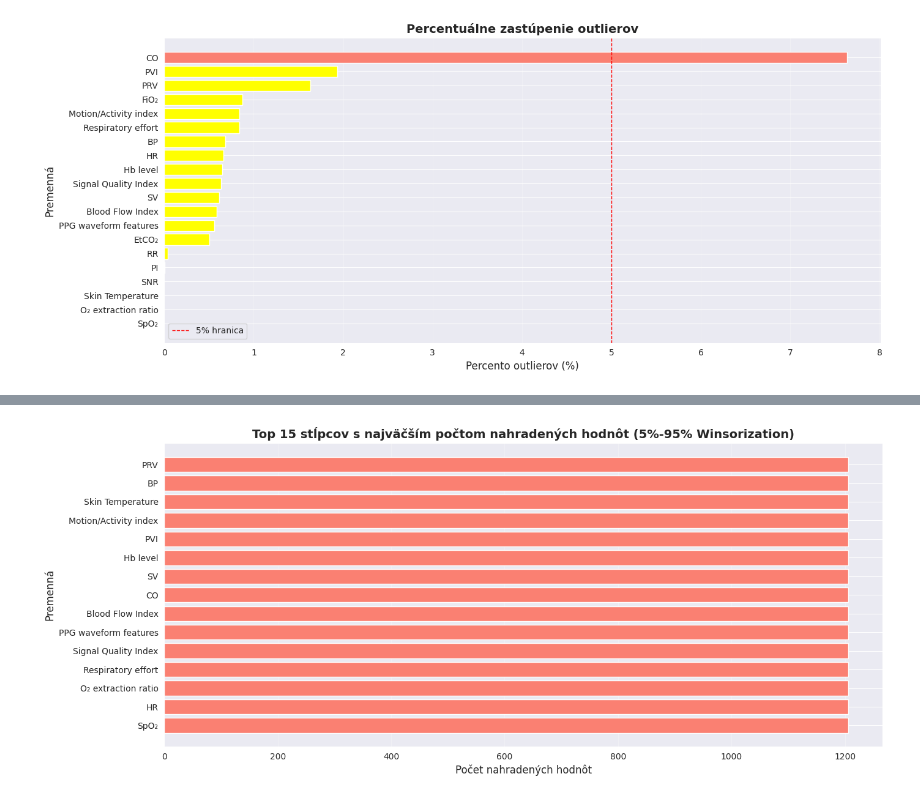
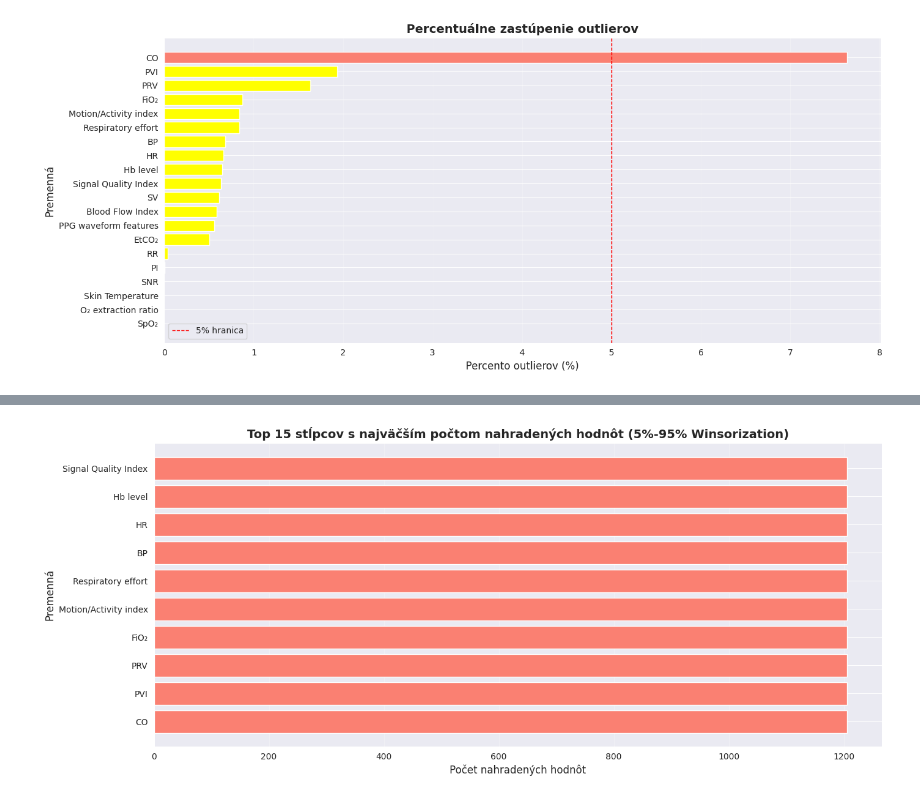
Before and after one commit to AdrianMaslak/IAU_2025, a Jupyter notebook: 1_phase/1-2_maslak_bugaj.ipynb, the cells around one changed output, grey strips where cells are left out. Cells and saved outputs as stored; diff of their text form; code cells hidden in the pictures.

```diff
--- a/1_phase/1-2_maslak_bugaj.ipynb
+++ b/1_phase/1-2_maslak_bugaj.ipynb
@@ -819,18 +819,29 @@ Motion/Activity index 12042       101 0.838731     7.476949    12.836727
 # %%
 plt.rcParams['font.family'] = 'DejaVu Sans'
 
-# %%
-# Definícia stĺpcov na spracovanie (vylúčenie latitude, longitude, oximetry)
-exclude_columns = ['latitude', 'longitude', 'oximetry',]
+columns_to_process = [
+    'CO',
+    'PVI',
+    'PRV',
+    'FiO₂',
+    'Motion/Activity index',
+    'Respiratory effort',
+    'BP',
+    'HR',
+    'Hb level',
+    'Signal Quality Index'
+]
 
-# Získanie číselných stĺpcov
-numeric_columns = observation_df.select_dtypes(include=[np.number]).columns.tolist()
-columns_to_process = [col for col in numeric_columns if col not in exclude_columns]
+available_columns = [col for col in columns_to_process if col in observation_df.columns]
+missing_columns = [col for col in columns_to_process if col not in observation_df.columns]
 
-print(f"Stĺpce na spracovanie: {len(columns_to_process)}")
-print(f"{columns_to_process}\n")
+print(f"📊 Stĺpce na spracovanie: {len(available_columns)} z {len(columns_to_process)}")
+print(f"✅ Dostupné stĺpce: {available_columns}")
+if missing_columns:
+    print(f"⚠️  Chýbajúce stĺpce: {missing_columns}")
+print()
 
-# %%
+# windsorizacia
 def winsorize_outliers(df, columns, lower_percentile=5, upper_percentile=95, inplace=False):
     if not inplace:
         df = df.copy()
@@ -841,29 +852,24 @@ def winsorize_outliers(df, columns, lower_percentile=5, upper_percentile=95, inp
         if col not in df.columns:
             continue
 
-        # Počet pôvodných hodnôt
         original_data = df[col].dropna()
         n_original = len(original_data)
 
         if n_original == 0:
             continue
 
-        # Výpočet percentilových hraníc
         lower_bound = df[col].quantile(lower_percentile / 100)
         upper_bound = df[col].quantile(upper_percentile / 100)
 
-        # Identifikácia outlierov
         lower_outliers = df[col] < lower_bound
         upper_outliers = df[col] > upper_bound
         n_lower = lower_outliers.sum()
         n_upper = upper_outliers.sum()
         n_total_replaced = n_lower + n_upper
 
-        # Nahradenie outlierov
         df.loc[lower_outliers, col] = lower_bound
         df.loc[upper_outliers, col] = upper_bound
 
-        # Uloženie štatistík
         stats.append({
             'Stĺpec': col,
             'N_original': n_original,
@@ -877,7 +883,7 @@ def winsorize_outliers(df, columns, lower_percentile=5, upper_percentile=95, inp
 
     return df, stats
 
-# %%
+# vymena outlierov za N/A
 def remove_outliers(df, columns, lower_percentile=5, upper_percentile=95):
     df = df.copy()
     stats = []
@@ -921,18 +927,21 @@ def remove_outliers(df, columns, lower_percentile=5, upper_percentile=95):
 
     return df, stats
 
+print("VARIANT 1: NAHRADENIE OUTLIEROV (WINSORIZATION)")
 
+# Nastavenie percentilových hraníc
 LOWER_PERCENTILE = 5
 UPPER_PERCENTILE = 95
 
+print(f"Nastavenie: {LOWER_PERCENTILE}% - {UPPER_PERCENTILE}% percentil\n")
+
+# Vytvorenie kópie datasetu
 df_winsorized, stats_winsorized = winsorize_outliers(
     observation_df,
-    columns_to_process,
+    available_columns,  # Použitie iba dostupných stĺpcov
     lower_percentile=LOWER_PERCENTILE,
     upper_percentile=UPPER_PERCENTILE
 )
-
-# Zobrazenie štatistík
 stats_df_wins = pd.DataFrame(stats_winsorized)
 stats_df_wins = stats_df_wins.sort_values('N_total_replaced', ascending=False)
 
@@ -943,24 +952,17 @@ print(stats_df_wins[['Stĺpec', 'N_original', 'N_lower_replaced', 'N_upper_repla
 total_replaced = stats_df_wins['N_total_replaced'].sum()
 total_values = stats_df_wins['N_original'].sum()
 
-print("\n" + "="*80)
 print(f"Celkovo nahradených hodnôt: {total_replaced:,} z {total_values:,} ({(total_replaced/total_values)*100:.2f}%)")
-print("="*80)
 
-# %%
-# VARIANT 2: Odstránenie outlierov (nastavenie na NaN)
-print("\n" + "="*80)
 print("VARIANT 2: ODSTRÁNENIE OUTLIEROV (NASTAVENIE NA NaN)")
-print("="*80 + "\n")
 
 df_removed, stats_removed = remove_outliers(
     observation_df,
-    columns_to_process,
+    available_columns,  # Použitie iba dostupných stĺpcov
     lower_percentile=LOWER_PERCENTILE,
     upper_percentile=UPPER_PERCENTILE
 )
 
-# Zobrazenie štatistík
 stats_df_rem = pd.DataFrame(stats_removed)
 stats_df_rem = stats_df_rem.sort_values('N_total_removed', ascending=False)
 
@@ -968,21 +970,13 @@ print("ŠTATISTIKY ODSTRÁNENÝCH HODNÔT:\n")
 print(stats_df_rem[['Stĺpec', 'N_original', 'N_lower_removed', 'N_upper_removed',
                     'N_total_removed', 'Percent_removed']].to_string(index=False))
 
-# Celkové štatistiky
 total_removed = stats_df_rem['N_total_removed'].sum()
 total_values = stats_df_rem['N_original'].sum()
 
-print("\n" + "="*80)
 print(f"Celkovo odstránených hodnôt: {total_removed:,} z {total_values:,} ({(total_removed/total_values)*100:.2f}%)")
-print("="*80)
 
-# %%
-# Porovnanie pred a po (Winsorization)
-print("\n" + "="*80)
 print("POROVNANIE: PRED vs PO WINSORIZATION")
-print("="*80 + "\n")
 
-# Výber stĺpca s najväčším počtom nahradených hodnôt
 top_column = stats_df_wins.iloc[0]['Stĺpec']
 
 fig, axes = plt.subplots(1, 3, figsize=(15, 4))
@@ -1031,17 +1025,9 @@ plt.grid(axis='x', alpha=0.3)
 plt.tight_layout()
 plt.show()
 
-# %%
-# Uloženie upravených datasetov
-print("\n" + "="*80)
-print("ULOŽENIE UPRAVENÝCH DATASETOV")
-print("="*80 + "\n")
-
-# Uloženie winsorized datasetu
 df_winsorized.to_csv('observation_winsorized.csv', index=False)
 print(f"Winsorized dataset uložený: observation_winsorized.csv")
 
-# Uloženie datasetu s odstránenými outliermi
 df_removed.to_csv('observation_outliers_removed.csv', index=False)
 print(f"Dataset s odstránenými outliermi uložený: observation_outliers_removed.csv")
 
@@ -1051,12 +1037,4 @@ print(f"Štatistiky winsorization uložené: winsorization_stats.csv")
 
 stats_df_rem.to_csv('outlier_removal_stats.csv', index=False)
 print(f"Štatistiky odstránenia uložené: outlier_removal_stats.csv")
-
-# %%
-print("\n" + "="*80)
-print("✓ Spracovanie outlierov dokončené!")
-print("="*80)
-print("\n💡 TIP: Použite df_winsorized alebo df_removed pre ďalšiu analýzu")
-print("   - df_winsorized: Outliery nahradené hraničnými hodnotami")
-print("   - df_removed: Outliery odstránené (NaN)")
 # %% [output]
@@ -1081 +1059 @@ POROVNANIE: PRED vs PO WINSORIZATION
-[figure, old version]
+[figure, new version]
```
Also changed, not shown: parts of 4 cells of this notebook.
